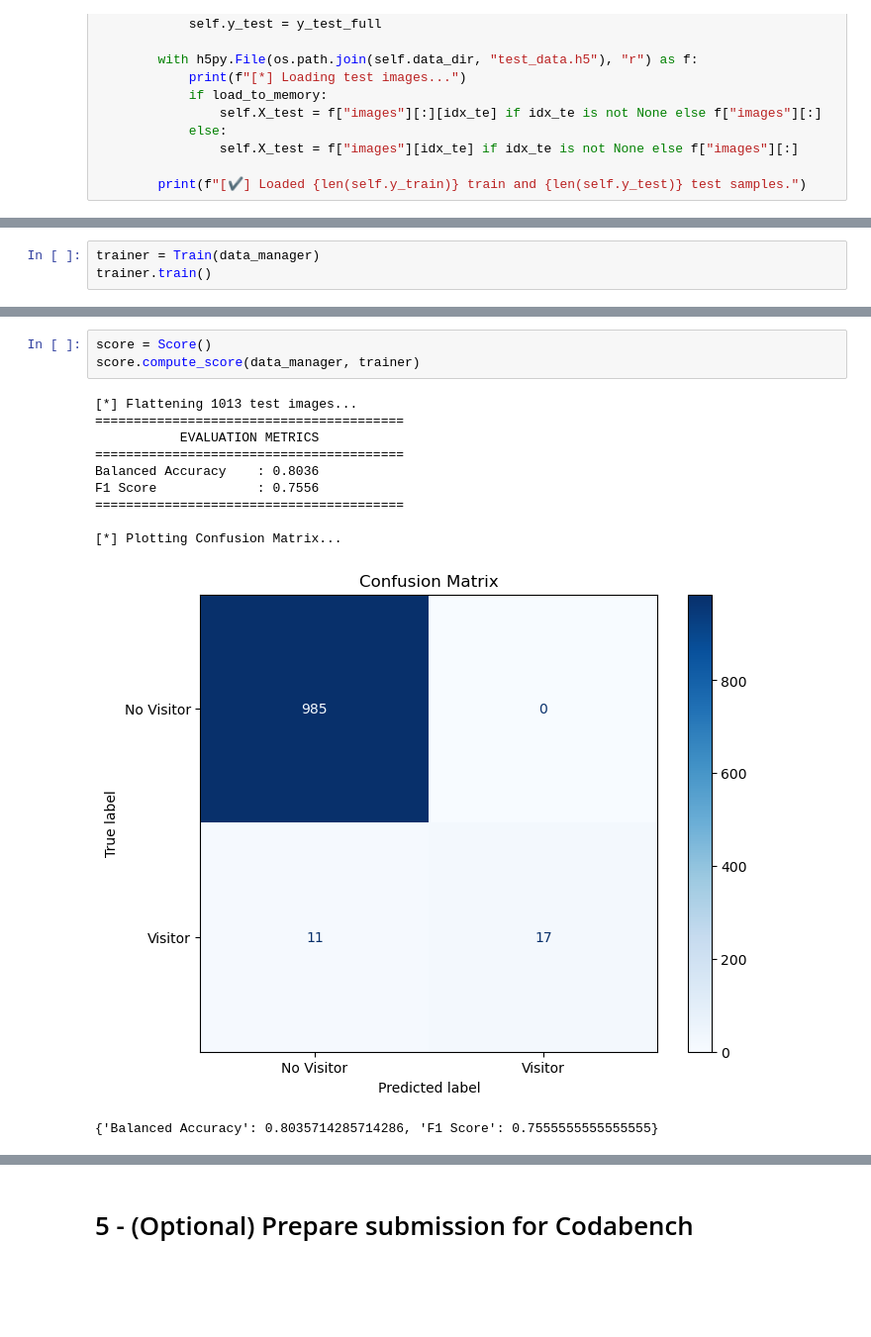
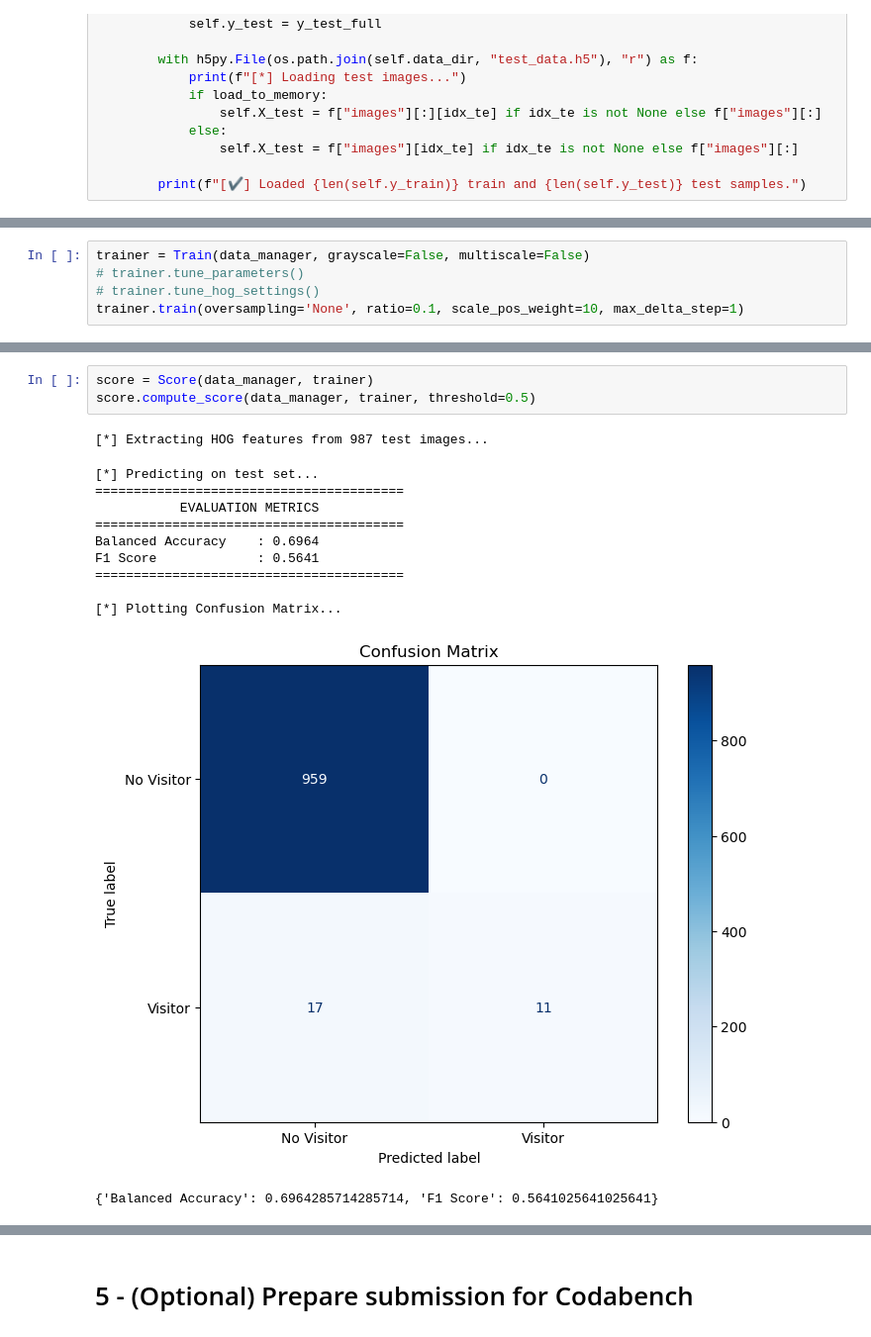
Before and after one commit to vladihnat/AI-Challenge-2025-26-Group-3-, a Jupyter notebook: Starting_Kit/README.ipynb, the cells around one changed output, grey strips where cells are left out. Shown at 99% size. Drawn from its saved outputs; the diff is of its cells as text; blank space fills up the shorter version.

```diff
--- a/Starting_Kit/README.ipynb
+++ b/Starting_Kit/README.ipynb
@@ -322,5 +664,7 @@ class Train:
         print("[✔] Model trained successfully!")
 # %%
-trainer = Train(data_manager)
-trainer.train()
+trainer = Train(data_manager, grayscale=False, multiscale=False)
+# trainer.tune_parameters()
+# trainer.tune_hog_settings()
+trainer.train(oversampling='None', ratio=0.1, scale_pos_weight=10, max_delta_step=1)
 # %% [output]
@@ -391,17 +885,18 @@ class Score:
         plt.grid(False)
         plt.show()
 # %%
-score = Score()
-score.compute_score(data_manager, trainer)
+score = Score(data_manager, trainer)
+score.compute_score(data_manager, trainer, threshold=0.5)
 # %% [output]
-[*] Flattening 1013 test images...
-========================================
-           EVALUATION METRICS
-========================================
-Balanced Accuracy    : 0.8036
-F1 Score             : 0.7556
-========================================
-
-[*] Plotting Confusion Matrix...
+[*] Extracting HOG features from 987 test images...
+[*] Predicting on test set...
+========================================
+           EVALUATION METRICS
+========================================
+Balanced Accuracy    : 0.6964
+F1 Score             : 0.5641
+========================================
+
+[*] Plotting Confusion Matrix...
-[figure, old version]
+[figure, new version]
-{'Balanced Accuracy': 0.8035714285714286, 'F1 Score': 0.7555555555555555}
+{'Balanced Accuracy': 0.6964285714285714, 'F1 Score': 0.5641025641025641}
```
Also changed, not shown: parts of 14 cells of this notebook.
